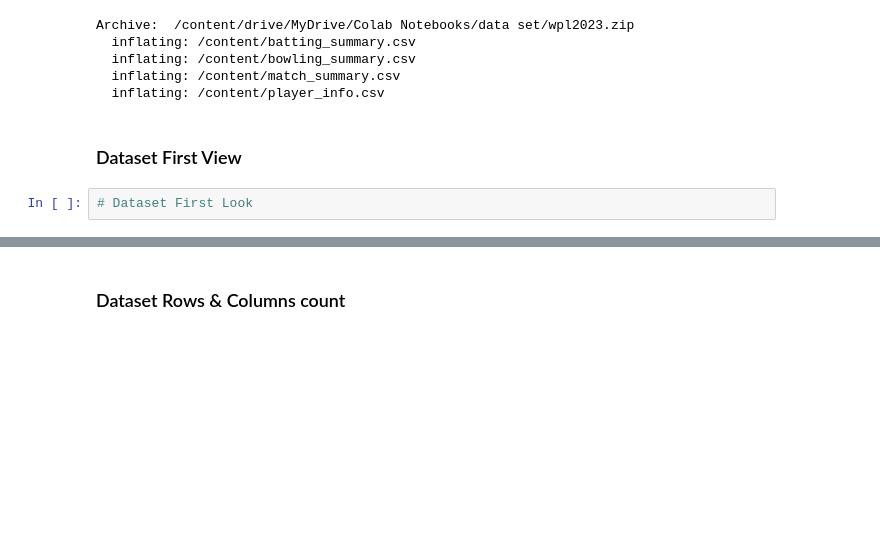
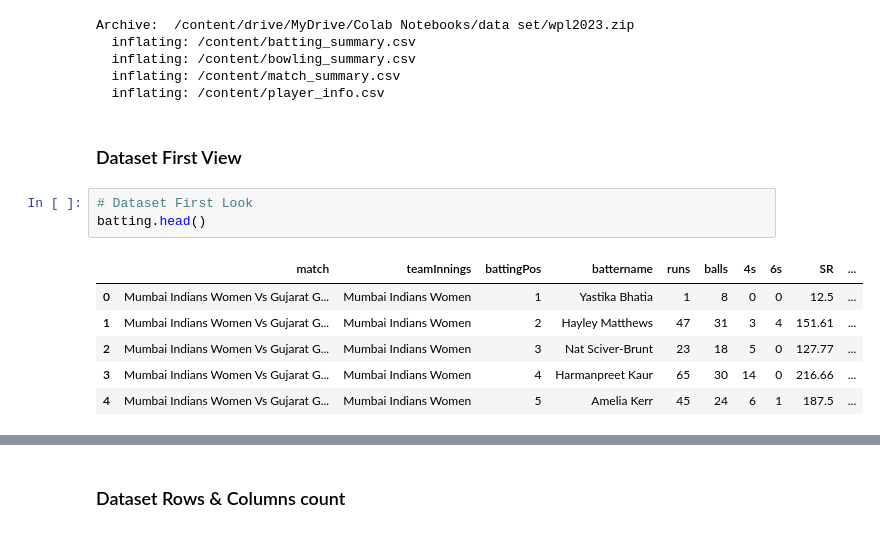
Before and after one commit to GEE2007/WPL-Inaugural-Analytics, a Jupyter notebook: WPL_Inaugural_Analytics.ipynb, the cells around one changed output, grey strips where cells are left out. Saved outputs shown, nothing was run; the diff lists cells and outputs as text; blank space fills up the shorter version.

```diff
--- a/WPL_Inaugural_Analytics.ipynb
+++ b/WPL_Inaugural_Analytics.ipynb
@@ -93,3 +93,11 @@ Archive:  /content/drive/MyDrive/Colab Notebooks/data set/wpl2023.zip
 ### Dataset First View
 # %%
 # Dataset First Look
+batting.head()
+# %% [output]
+|  | match | teamInnings | battingPos | battername | runs | balls | 4s | 6s | SR | ... |
+| 0 | Mumbai Indians Women Vs Gujarat G... | Mumbai Indians Women | 1 | Yastika Bhatia | 1 | 8 | 0 | 0 | 12.5 | ... |
+| 1 | Mumbai Indians Women Vs Gujarat G... | Mumbai Indians Women | 2 | Hayley Matthews | 47 | 31 | 3 | 4 | 151.61 | ... |
+| 2 | Mumbai Indians Women Vs Gujarat G... | Mumbai Indians Women | 3 | Nat Sciver-Brunt | 23 | 18 | 5 | 0 | 127.77 | ... |
+| 3 | Mumbai Indians Women Vs Gujarat G... | Mumbai Indians Women | 4 | Harmanpreet Kaur | 65 | 30 | 14 | 0 | 216.66 | ... |
+| 4 | Mumbai Indians Women Vs Gujarat G... | Mumbai Indians Women | 5 | Amelia Kerr | 45 | 24 | 6 | 1 | 187.5 | ... |
```
Also changed, not shown: parts of 26 cells of this notebook.
